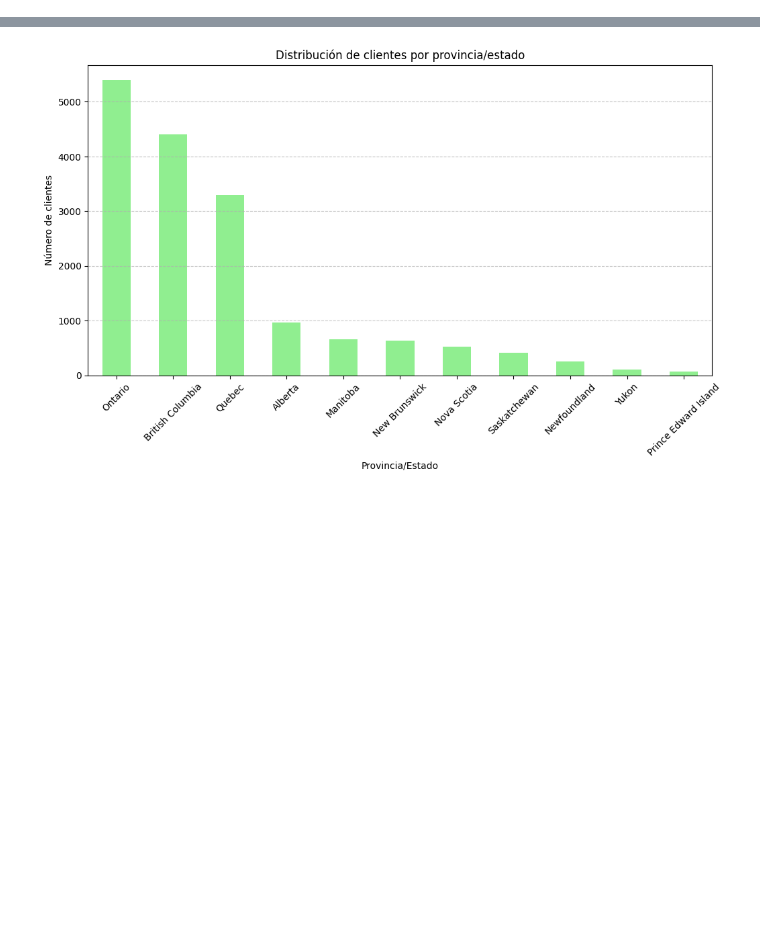
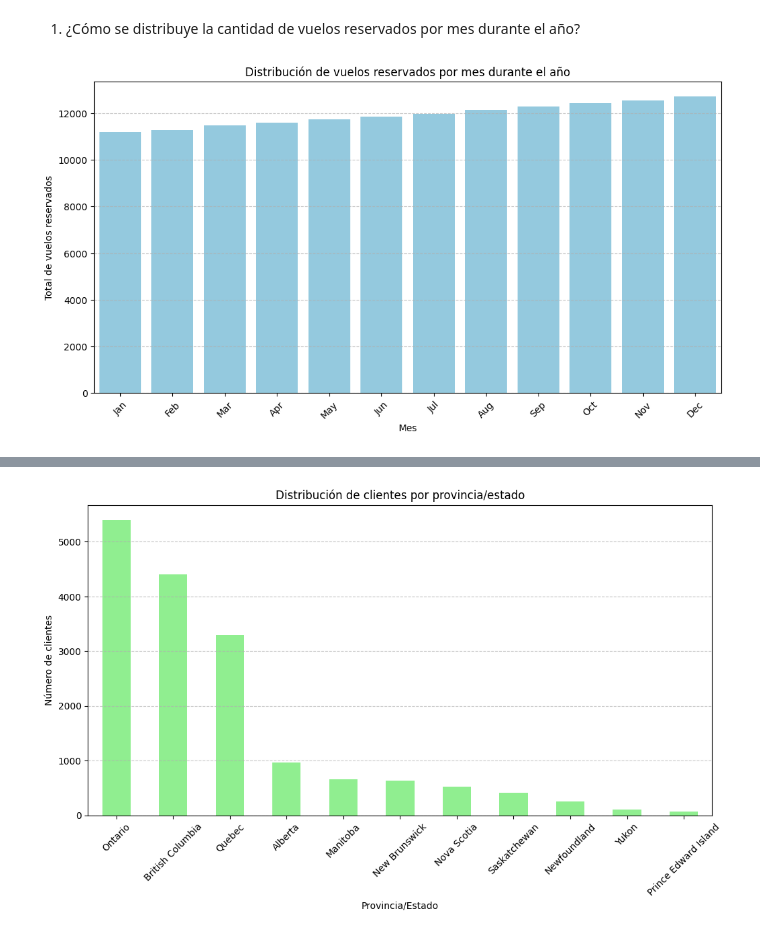
Before and after one commit to Adalab/bda-modulo-3-evaluacion-final-omniaunusest, a Jupyter notebook: Visualización.ipynb, the cells around one changed output, grey strips where cells are left out. Saved outputs shown, nothing was run; the diff lists cells and outputs as text; code cells hidden in the pictures; blank space fills up the shorter version.

```diff
--- a/Visualización.ipynb
+++ b/Visualización.ipynb
@@ -4,6 +4,39 @@ import pandas as pd
 import seaborn as sns
 
 df = pd.read_csv('csv/flight-loyalty-activity.csv')
+# %% [markdown]
+1. ¿Cómo se distribuye la cantidad de vuelos reservados por mes durante el año?
+# %%
+# Sumamos los vuelos reservados por mes (usando las columnas dummy)
+monthly_flights = df[[
+    'month_jan', 'month_feb', 'month_mar', 'month_apr', 'month_may', 'month_jun',
+    'month_jul', 'month_aug', 'month_sep', 'month_oct', 'month_nov', 'month_dec'
+]].sum().reset_index()
+monthly_flights.columns = ['month_name', 'total_flights']
+
+# Mapea los nombres de los meses
+monthly_flights['month_name'] = monthly_flights['month_name'].str.replace('month_', '').str.capitalize()
+
+# Define el orden correcto de los meses
+month_order = ['Jan', 'Feb', 'Mar', 'Apr', 'May', 'Jun', 'Jul', 'Aug', 'Sep', 'Oct', 'Nov', 'Dec']
+# %%
+
+plt.figure(figsize=(12, 6))
+sns.barplot(
+    data=monthly_flights,
+    x='month_name',
+    y='total_flights',
+    color='skyblue',
+    order=month_order  # Usa el orden definido
+)
+plt.title('Distribución de vuelos reservados por mes durante el año')
+plt.xlabel('Mes')
+plt.ylabel('Total de vuelos reservados')
+plt.xticks(rotation=45)
+plt.grid(axis='y', linestyle='--', alpha=0.7)
+plt.show()
+# %% [output]
+[figure, added]
 # %%
 plt.figure(figsize=(10, 6))
 plt.scatter(df['total_distance'], df['total_points_accumulated'], alpha=0.5, color='blue')
```
Also changed, not shown: parts of 2 cells of this notebook.
